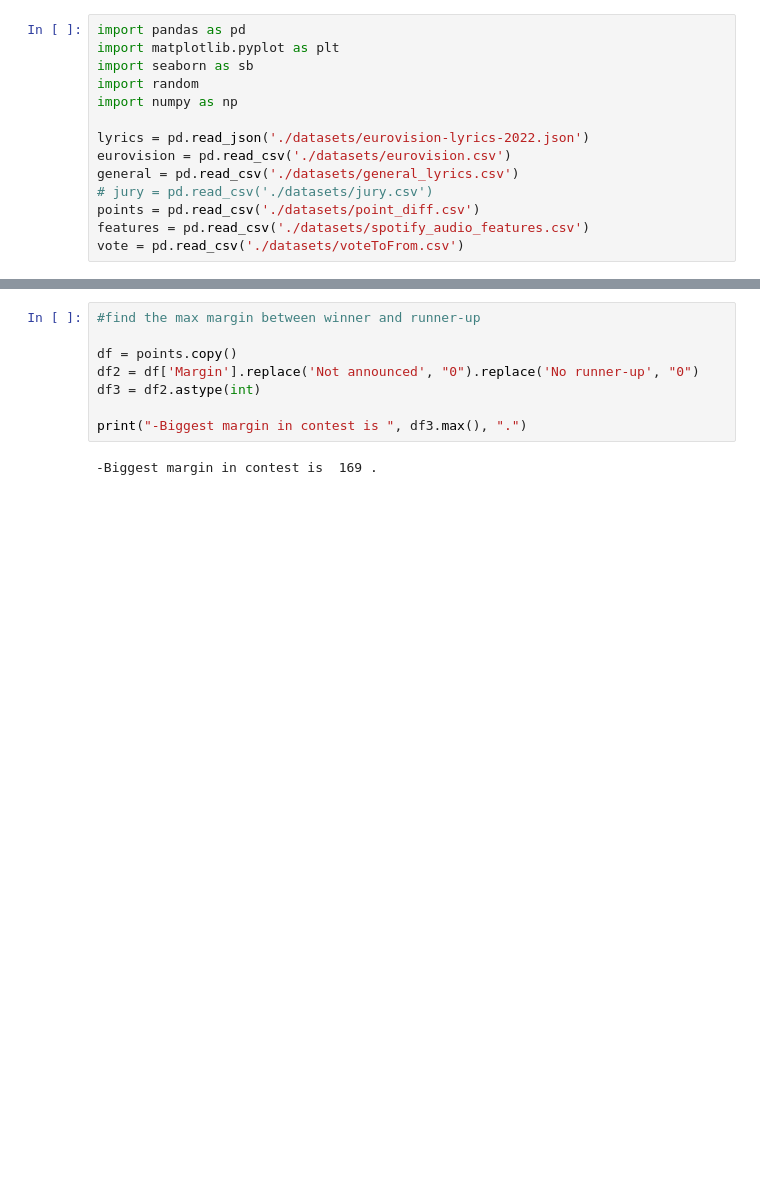
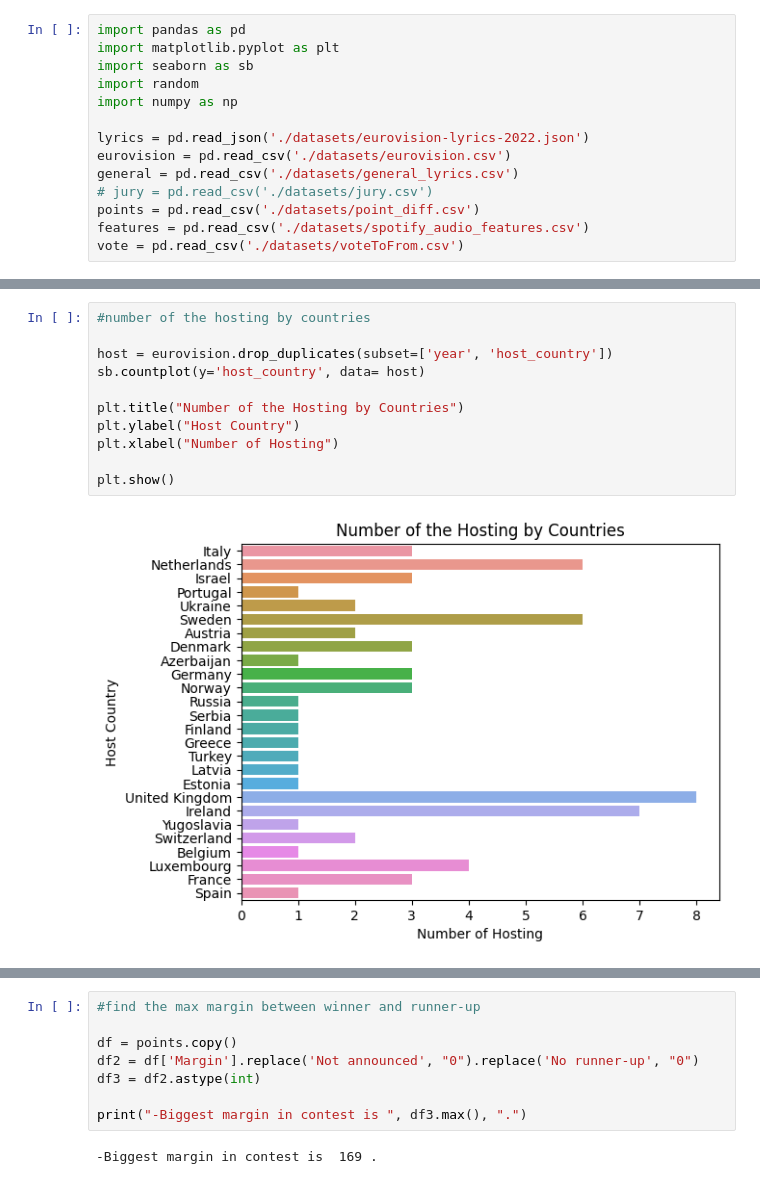
Before and after one commit to sedataskan/eurovision, a Jupyter notebook: eurovision.ipynb, the cells around one changed output, grey strips where cells are left out. Cells and saved outputs as stored; diff of their text form; blank space fills up the shorter version.

```diff
--- a/eurovision.ipynb
+++ b/eurovision.ipynb
@@ -26,0 +62,13 @@ print("-First Eurovision Contest organization was at", year, ". The First Winner
+# %%
+#number of the hosting by countries
+
+host = eurovision.drop_duplicates(subset=['year', 'host_country'])
+sb.countplot(y='host_country', data= host)
+
+plt.title("Number of the Hosting by Countries")
+plt.ylabel("Host Country")
+plt.xlabel("Number of Hosting")
+
+plt.show()
+# %% [output]
+[figure, added]
```
Also changed, not shown: parts of 25 cells of this notebook.
